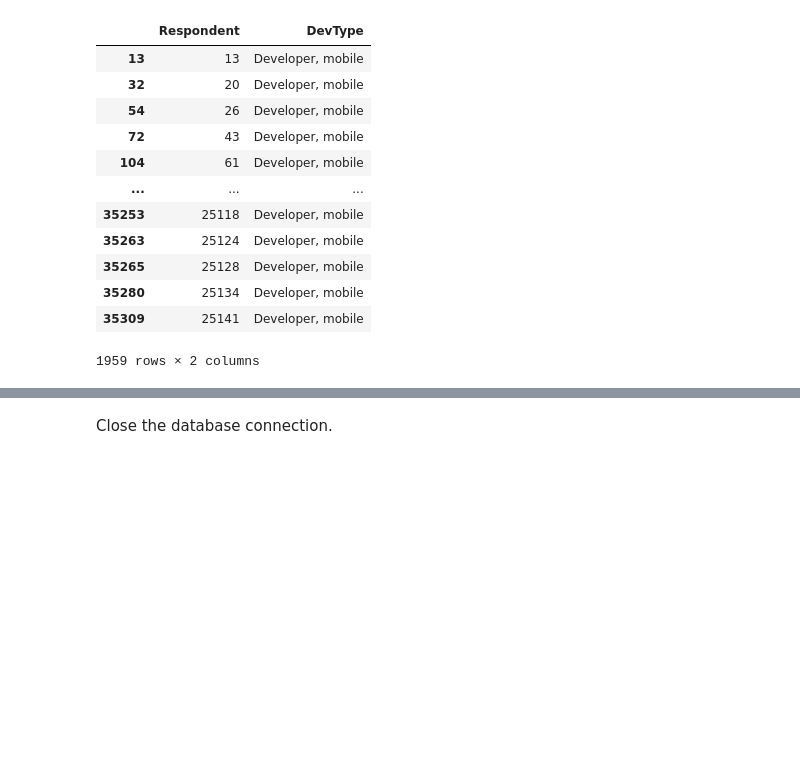
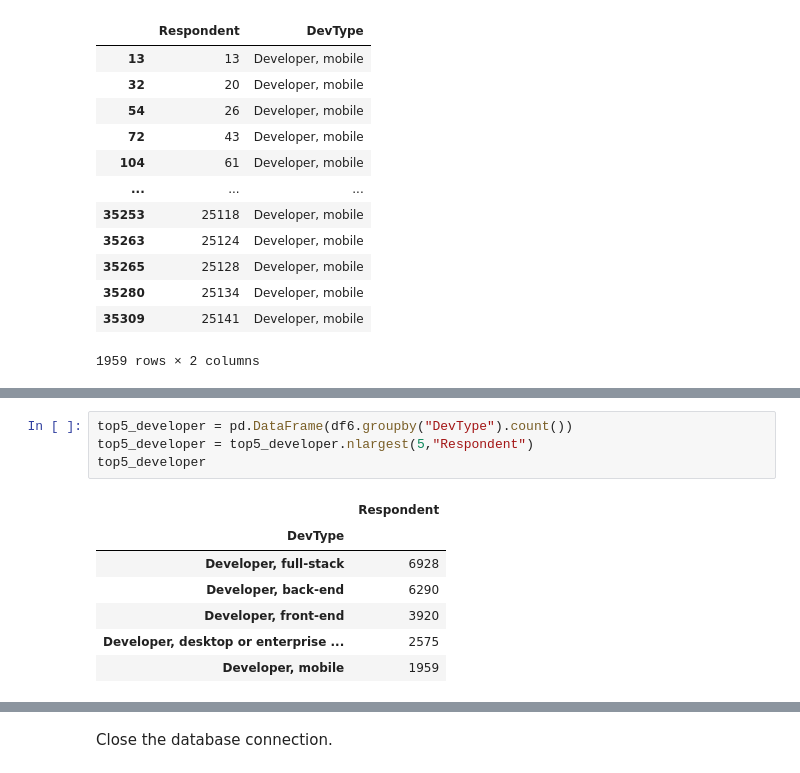
Before and after one commit to dima3111/IBM-Data-Analyst-Capstone-Project-1, a Jupyter notebook: M4DataVisualization-lab.ipynb, the cells around one changed output, grey strips where cells are left out. Saved outputs shown, nothing was run; the diff lists cells and outputs as text; blank space fills up the shorter version.

```diff
--- a/M4DataVisualization-lab.ipynb
+++ b/M4DataVisualization-lab.ipynb
@@ -696,0 +735,12 @@ df6[df6["DevType"].str.contains("Developer, mobile")]
+# %%
+top5_developer = pd.DataFrame(df6.groupby("DevType").count())
+top5_developer = top5_developer.nlargest(5,"Respondent")
+top5_developer
+# %% [output]
+|  | Respondent |
+| DevType |  |
+| Developer, full-stack | 6928 |
+| Developer, back-end | 6290 |
+| Developer, front-end | 3920 |
+| Developer, desktop or enterprise ... | 2575 |
+| Developer, mobile | 1959 |
```
Also changed, not shown: parts of 6 cells of this notebook.
